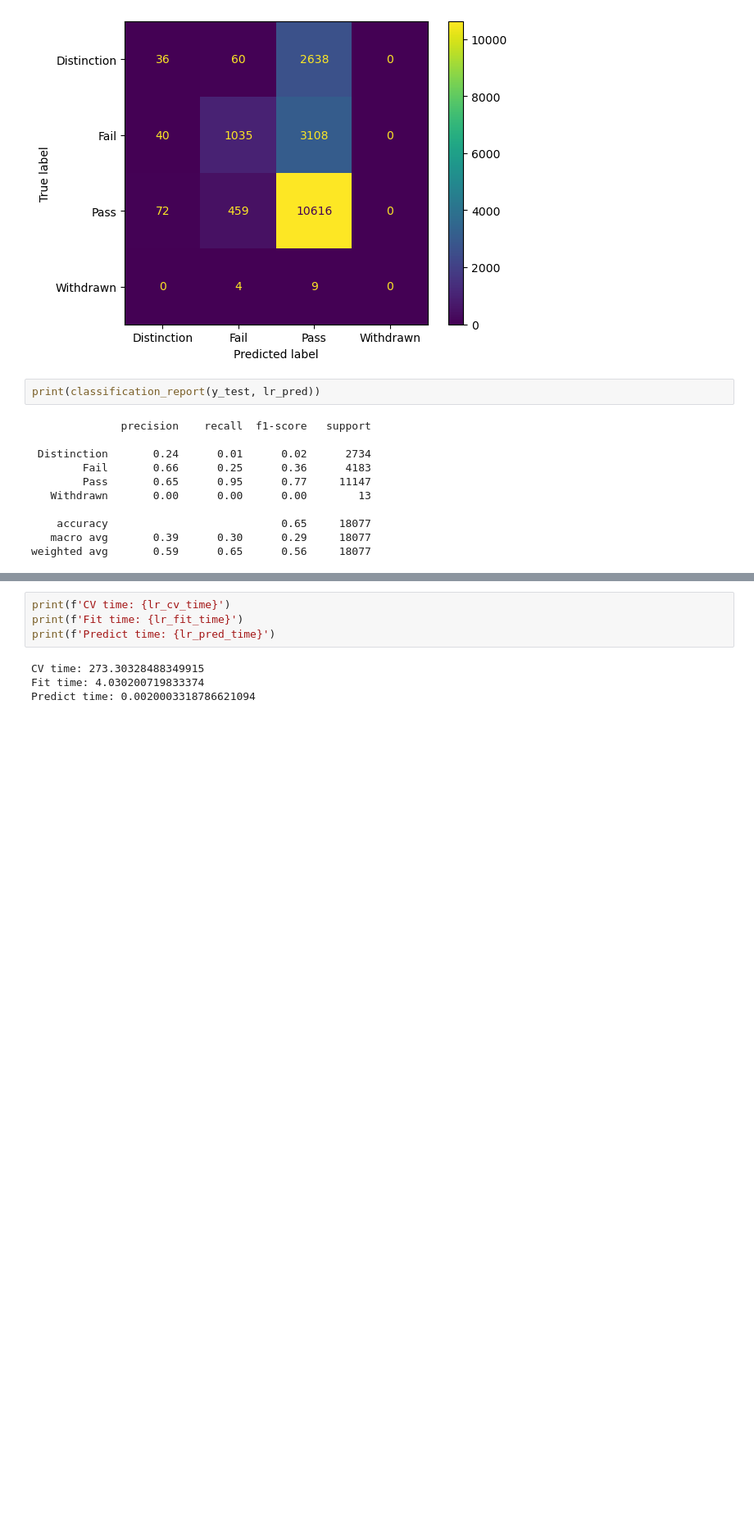
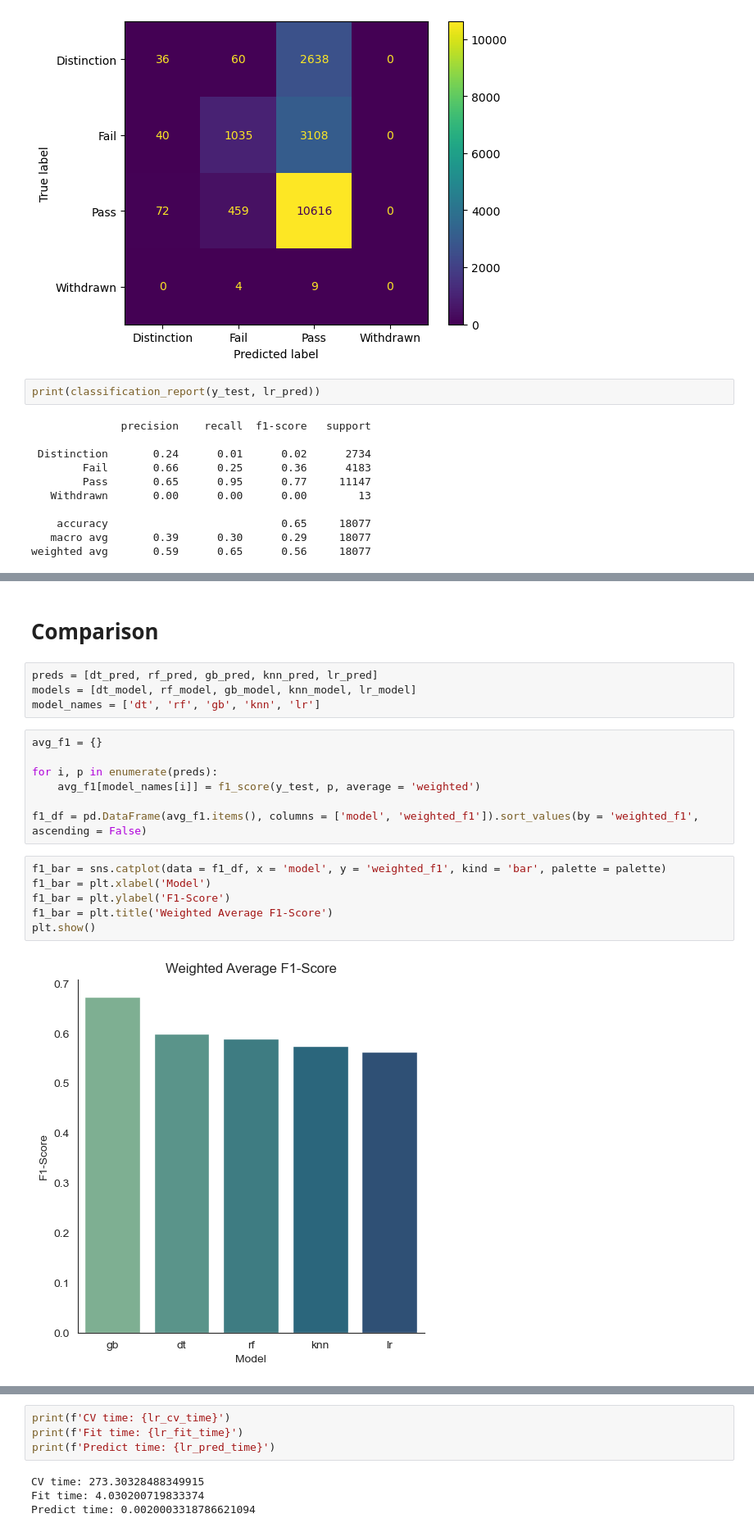
Before and after one commit to jpjavier23/capstone_2_modeling, a Jupyter notebook: capstone_2_modeling.ipynb, the cells around one changed output, grey strips where cells are left out. Shown at 82% size. Cells and saved outputs as stored; diff of their text form; blank space fills up the shorter version.

```diff
--- a/capstone_2_modeling.ipynb
+++ b/capstone_2_modeling.ipynb
@@ -739,0 +875,21 @@ weighted avg       0.59      0.65      0.56     18077
+# %% [markdown]
+# Comparison
+# %%
+preds = [dt_pred, rf_pred, gb_pred, knn_pred, lr_pred]
+models = [dt_model, rf_model, gb_model, knn_model, lr_model]
+model_names = ['dt', 'rf', 'gb', 'knn', 'lr']
+# %%
+avg_f1 = {}
+
+for i, p in enumerate(preds):
+    avg_f1[model_names[i]] = f1_score(y_test, p, average = 'weighted')
+
+f1_df = pd.DataFrame(avg_f1.items(), columns = ['model', 'weighted_f1']).sort_values(by = 'weighted_f1', ascending = False)
+# %%
+f1_bar = sns.catplot(data = f1_df, x = 'model', y = 'weighted_f1', kind = 'bar', palette = palette)
+f1_bar = plt.xlabel('Model')
+f1_bar = plt.ylabel('F1-Score')
+f1_bar = plt.title('Weighted Average F1-Score')
+plt.show()
+# %% [output]
+[figure, added]
```
Also changed, not shown: parts of 48 cells of this notebook.
